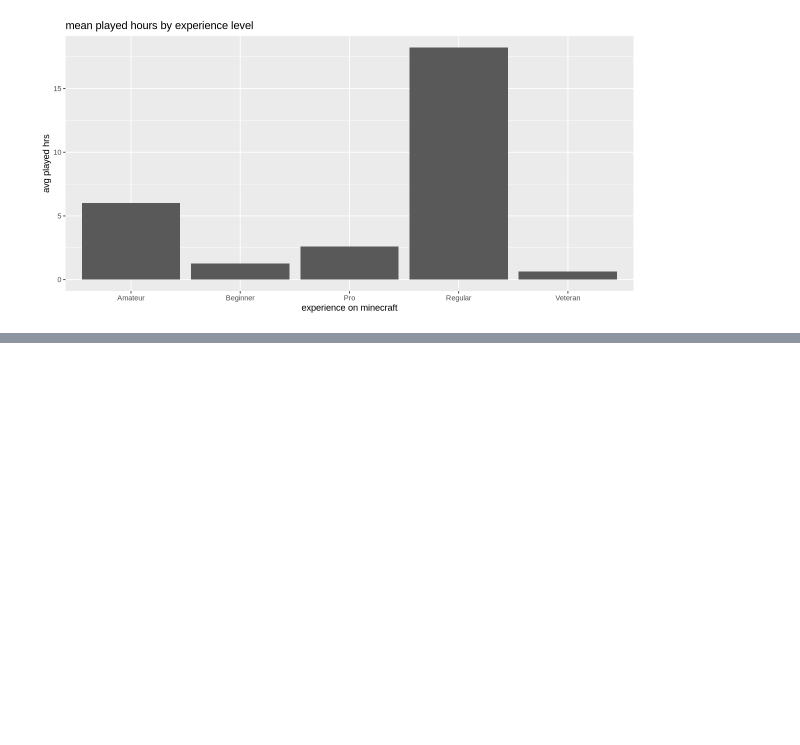
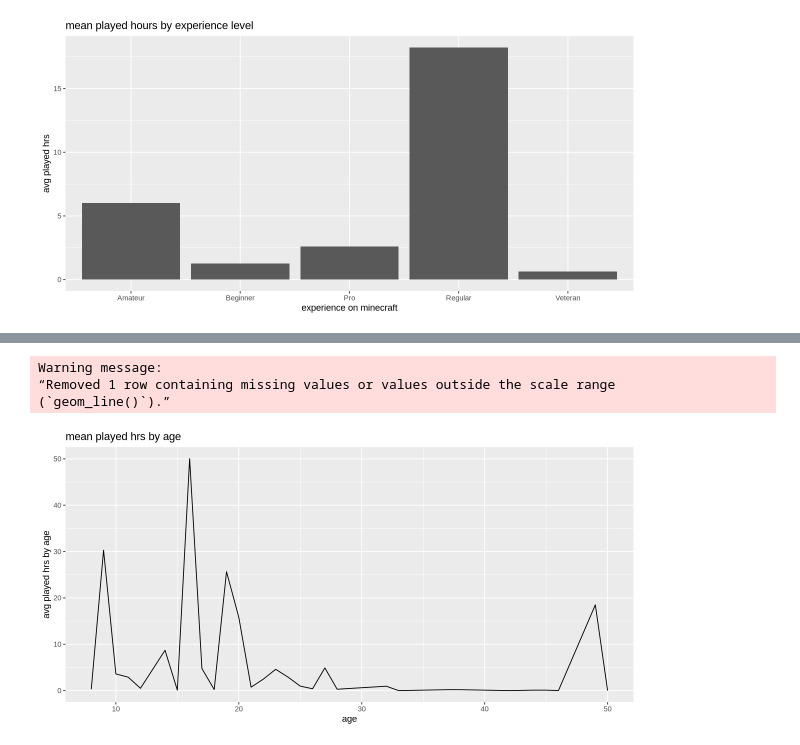
Before and after one commit to AnaSri-DSCI/dsci-100-2025-group-005-18, a Jupyter notebook: DSCI_Final_Project.ipynb, the cells around one changed output, grey strips where cells are left out. Drawn from its saved outputs; the diff is of its cells as text; code cells hidden in the pictures; blank space fills up the shorter version.

```diff
--- a/DSCI_Final_Project.ipynb
+++ b/DSCI_Final_Project.ipynb
@@ -268,0 +267,16 @@ played_hrs_mean_experience_plot
+# %%
+played_hrs_mean_age <- players |>
+    select(Age, played_hours) |>
+    group_by(Age) |>
+    summarize(avg_played_hrs_age = mean(played_hours))
+
+played_hrs_mean_age_plot <- played_hrs_mean_age |>
+    ggplot(aes(x = Age, y = avg_played_hrs_age)) +
+           geom_line() +
+           labs(x = "age", y = "avg played hrs by age", title = "mean played hrs by age")
+played_hrs_mean_age_plot
+# %% [output]
+Warning message:
+“Removed 1 row containing missing values or values outside the scale range
+(`geom_line()`).”
+[figure, added]
```
Also changed, not shown: parts of 2 cells of this notebook.
